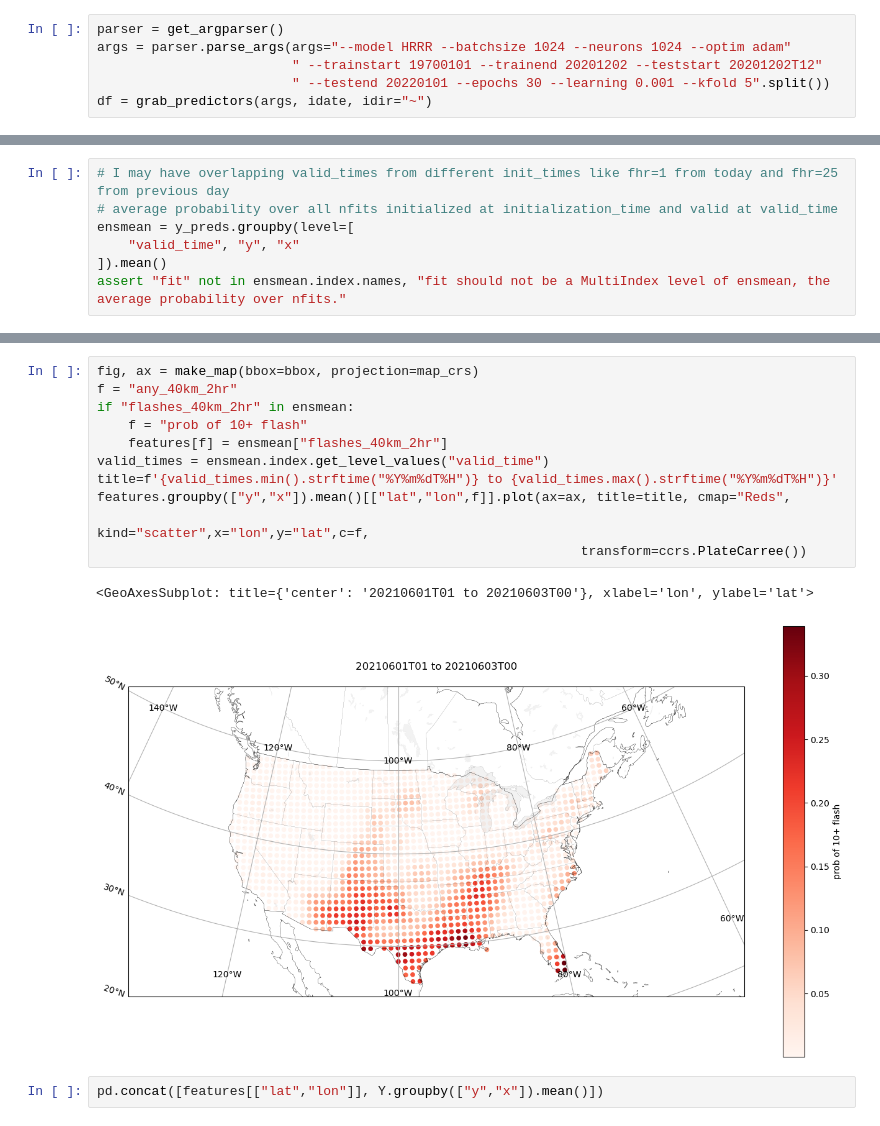
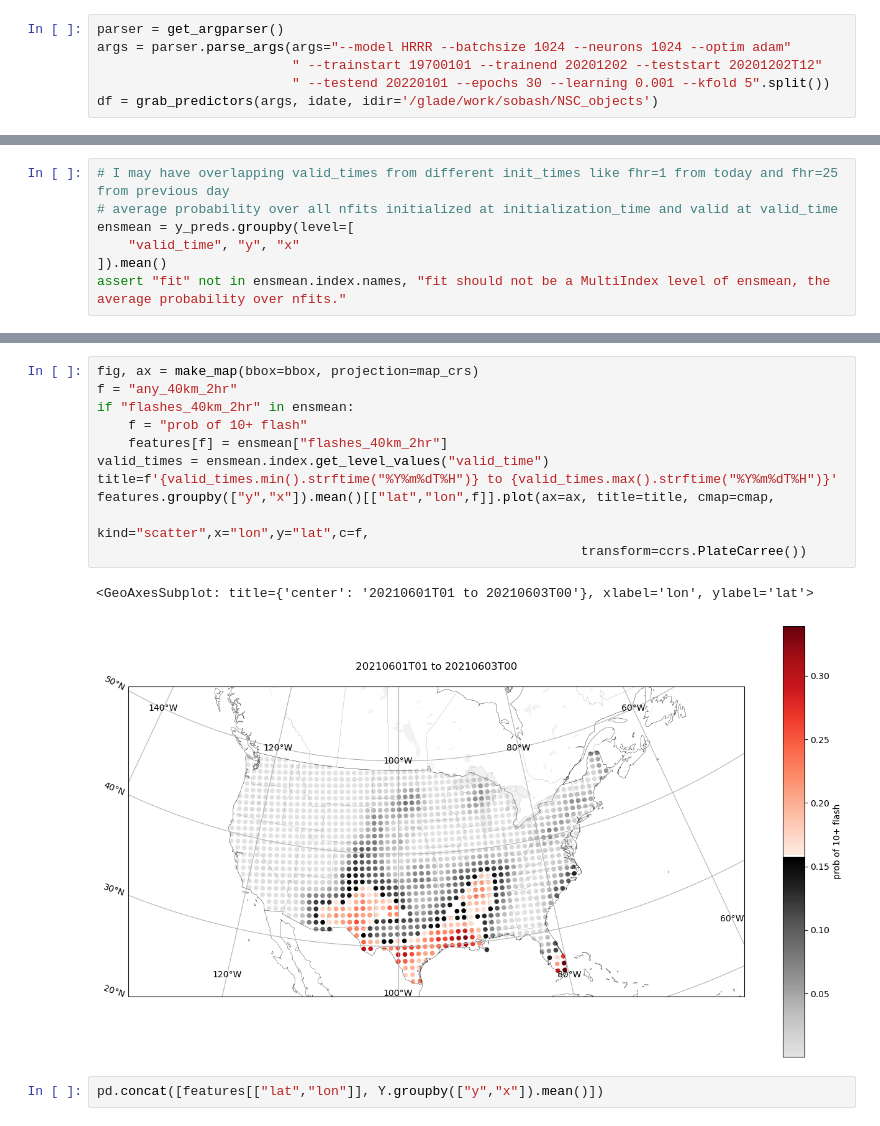
Before and after one commit to ahijevyc/machine-learning, a Jupyter notebook: lightning_prob.ipynb, the cells around one changed output, grey strips where cells are left out. Saved outputs shown, nothing was run; the diff lists cells and outputs as text.

Commit message:
cmap working again

```diff
--- a/lightning_prob.ipynb
+++ b/lightning_prob.ipynb
@@ -191,7 +195,7 @@ parser = get_argparser()
 args = parser.parse_args(args="--model HRRR --batchsize 1024 --neurons 1024 --optim adam"
                          " --trainstart 19700101 --trainend 20201202 --teststart 20201202T12"
                          " --testend 20220101 --epochs 30 --learning 0.001 --kfold 5".split())
-df = grab_predictors(args, idate, idir="~")
+df = grab_predictors(args, idate, idir='/glade/work/sobash/NSC_objects')
 # %%
 args
 # %% [output]
@@ -302,17 +308,17 @@ ensmean
 # %%
 fig, ax = make_map(bbox=bbox, projection=map_crs)
 f = "any_40km_2hr"
 if "flashes_40km_2hr" in ensmean:
     f = "prob of 10+ flash"
     features[f] = ensmean["flashes_40km_2hr"]
 valid_times = ensmean.index.get_level_values("valid_time")
 title=f'{valid_times.min().strftime("%Y%m%dT%H")} to {valid_times.max().strftime("%Y%m%dT%H")}'
-features.groupby(["y","x"]).mean()[["lat","lon",f]].plot(ax=ax, title=title, cmap="Reds",
+features.groupby(["y","x"]).mean()[["lat","lon",f]].plot(ax=ax, title=title, cmap=cmap,
                                                                kind="scatter",x="lon",y="lat",c=f,
                                                               transform=ccrs.PlateCarree())
 # %% [output]
 <GeoAxesSubplot: title={'center': '20210601T01 to 20210603T00'}, xlabel='lon', ylabel='lat'>
-[figure, old version]
+[figure, new version]
 # %%
 pd.concat([features[["lat","lon"]], Y.groupby(["y","x"]).mean()])
 # %%
```
Also changed, not shown: parts of 10 cells of this notebook.
